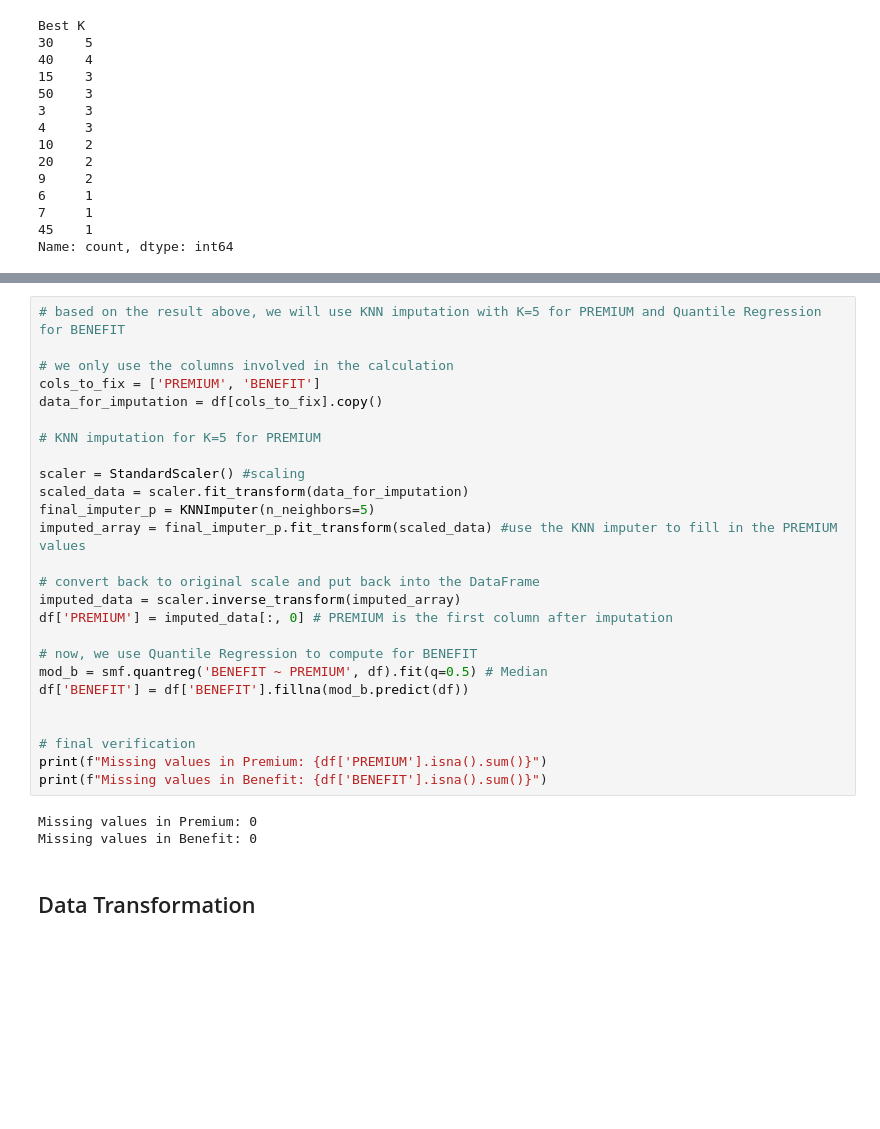
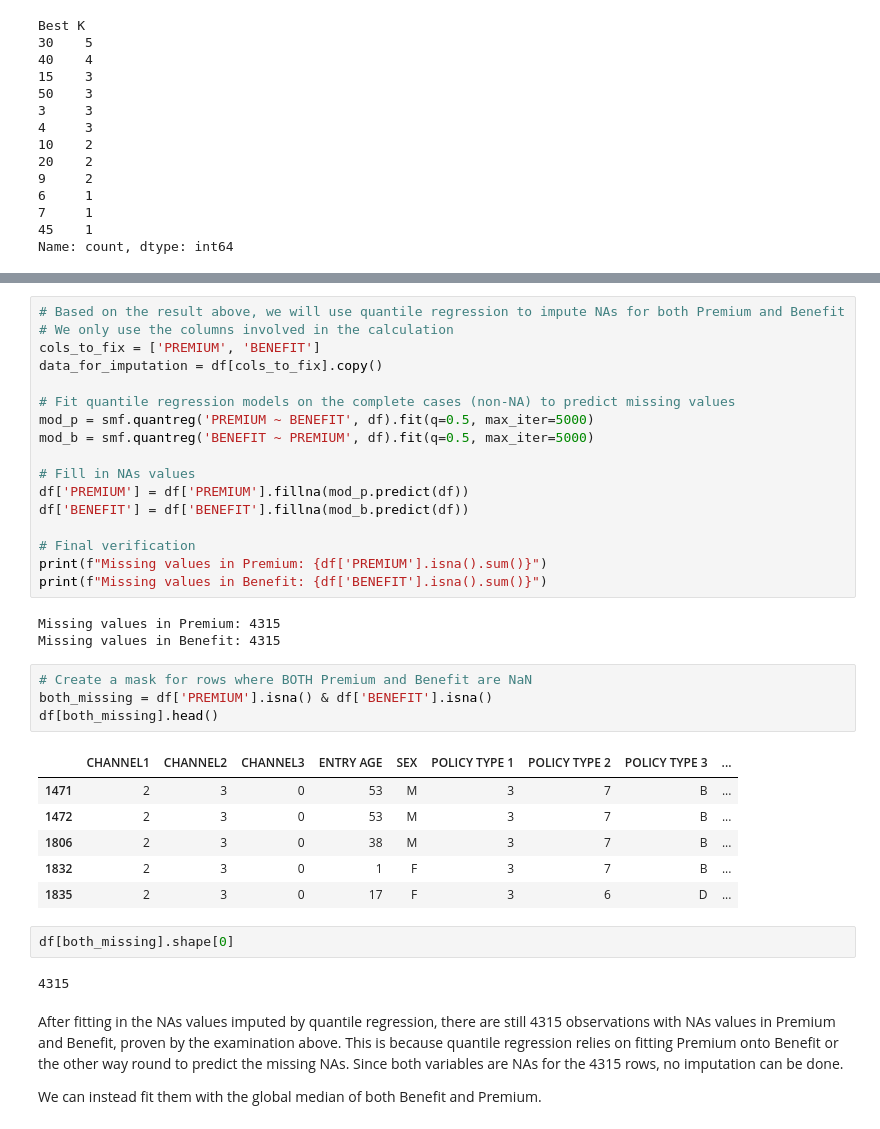
Before and after one commit to henrytansunway/insurance-lapse, a Jupyter notebook: 0.data_cleaning_EDA_feb_24.ipynb, the cells around one changed output, grey strips where cells are left out. Saved outputs shown, nothing was run; the diff lists cells and outputs as text; blank space fills up the shorter version.

Commit message:
Finish NA imputation

```diff
--- a/0.data_cleaning_EDA_feb_24.ipynb
+++ b/0.data_cleaning_EDA_feb_24.ipynb
@@ -803,31 +730,39 @@ Quantile Reg MSE:   1,867,798,023.17
 # %%
-# based on the result above, we will use KNN imputation with K=5 for PREMIUM and Quantile Regression for BENEFIT
-
-# we only use the columns involved in the calculation
+# Based on the result above, we will use quantile regression to impute NAs for both Premium and Benefit
+# We only use the columns involved in the calculation
 cols_to_fix = ['PREMIUM', 'BENEFIT']
 data_for_imputation = df[cols_to_fix].copy()
 
-# KNN imputation for K=5 for PREMIUM
+# Fit quantile regression models on the complete cases (non-NA) to predict missing values
+mod_p = smf.quantreg('PREMIUM ~ BENEFIT', df).fit(q=0.5, max_iter=5000)
+mod_b = smf.quantreg('BENEFIT ~ PREMIUM', df).fit(q=0.5, max_iter=5000)
 
-scaler = StandardScaler() #scaling
-scaled_data = scaler.fit_transform(data_for_imputation)
-final_imputer_p = KNNImputer(n_neighbors=5)
-imputed_array = final_imputer_p.fit_transform(scaled_data) #use the KNN imputer to fill in the PREMIUM values
-
-# convert back to original scale and put back into the DataFrame
-imputed_data = scaler.inverse_transform(imputed_array)
-df['PREMIUM'] = imputed_data[:, 0] # PREMIUM is the first column after imputation
-
-# now, we use Quantile Regression to compute for BENEFIT
-mod_b = smf.quantreg('BENEFIT ~ PREMIUM', df).fit(q=0.5) # Median
+# Fill in NAs values
+df['PREMIUM'] = df['PREMIUM'].fillna(mod_p.predict(df))
 df['BENEFIT'] = df['BENEFIT'].fillna(mod_b.predict(df))
 
-
-# final verification
+# Final verification
 print(f"Missing values in Premium: {df['PREMIUM'].isna().sum()}")
 print(f"Missing values in Benefit: {df['BENEFIT'].isna().sum()}")
 # %% [output]
-Missing values in Premium: 0
-Missing values in Benefit: 0
+Missing values in Premium: 4315
+Missing values in Benefit: 4315
-# %% [markdown]
-## Data Transformation
+# %%
+# Create a mask for rows where BOTH Premium and Benefit are NaN
+both_missing = df['PREMIUM'].isna() & df['BENEFIT'].isna()
+df[both_missing].head()
+# %% [output]
+|  | CHANNEL1 | CHANNEL2 | CHANNEL3 | ENTRY AGE | SEX | POLICY TYPE 1 | POLICY TYPE 2 | POLICY TYPE 3 | ... |
+| 1471 | 2 | 3 | 0 | 53 | M | 3 | 7 | B | ... |
+| 1472 | 2 | 3 | 0 | 53 | M | 3 | 7 | B | ... |
+| 1806 | 2 | 3 | 0 | 38 | M | 3 | 7 | B | ... |
+| 1832 | 2 | 3 | 0 | 1 | F | 3 | 7 | B | ... |
+| 1835 | 2 | 3 | 0 | 17 | F | 3 | 6 | D | ... |
+# %%
+df[both_missing].shape[0]
+# %% [output]
+4315
+# %% [markdown]
+After fitting in the NAs values imputed by quantile regression, there are still 4315 observations with NAs values in Premium and Benefit, proven by the examination above. This is because quantile regression relies on fitting Premium onto Benefit or the other way round to predict the missing NAs. Since both variables are NAs for the 4315 rows, no imputation can be done.
+
+We can instead fit them with the global median of both Benefit and Premium.
```
Also changed, not shown: parts of 17 cells of this notebook.
